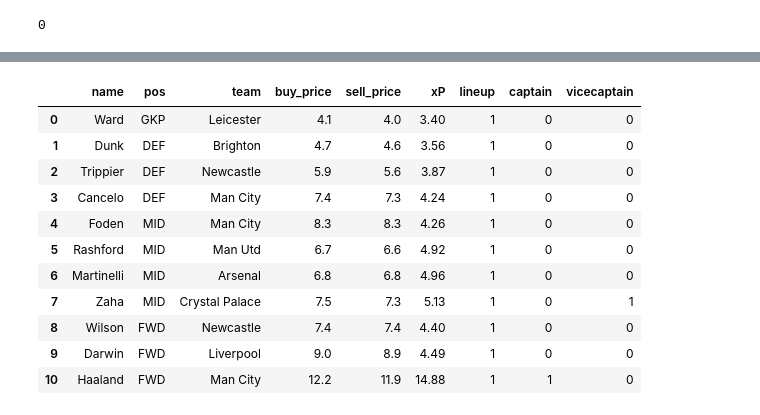
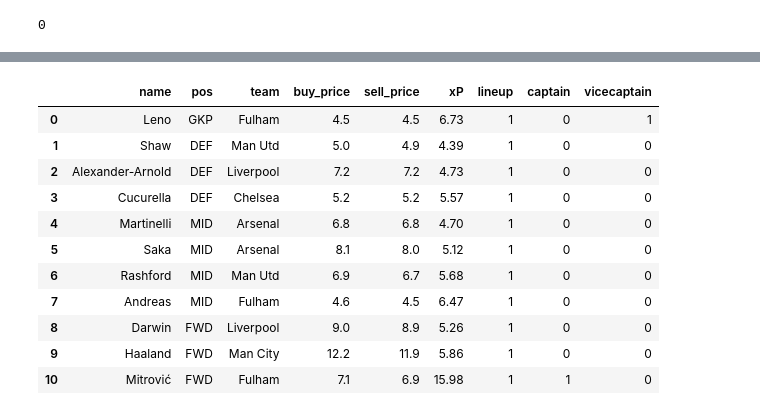
Before and after one commit to eireye/fpl, a Jupyter notebook: Notebook/visualisere.ipynb, the cells around one changed output, grey strips where cells are left out. Cells and saved outputs as stored; diff of their text form; code cells hidden in the pictures.

```diff
--- a/Notebook/visualisere.ipynb
+++ b/Notebook/visualisere.ipynb
@@ -263,18 +262,18 @@ def transfer_out(data, gameweek):
    transferout= data.loc[(data["week"]==gameweek)& (data['transfer_out']== 1), ["name","team"]].values[0]
    return str(transferout)
 # %%
-startlag(latest_optimal_plan_data,17)
+startlag(latest_optimal_plan_data,19)
 # %% [output]
 |  | name | pos | team | buy_price | sell_price | xP | lineup | captain | vicecaptain |
-| 0 | Ward | GKP | Leicester | 4.1 | 4.0 | 3.40 | 1 | 0 | 0 |
-| 1 | Dunk | DEF | Brighton | 4.7 | 4.6 | 3.56 | 1 | 0 | 0 |
-| 2 | Trippier | DEF | Newcastle | 5.9 | 5.6 | 3.87 | 1 | 0 | 0 |
-| 3 | Cancelo | DEF | Man City | 7.4 | 7.3 | 4.24 | 1 | 0 | 0 |
-| 4 | Foden | MID | Man City | 8.3 | 8.3 | 4.26 | 1 | 0 | 0 |
-| 5 | Rashford | MID | Man Utd | 6.7 | 6.6 | 4.92 | 1 | 0 | 0 |
-| 6 | Martinelli | MID | Arsenal | 6.8 | 6.8 | 4.96 | 1 | 0 | 0 |
-| 7 | Zaha | MID | Crystal Palace | 7.5 | 7.3 | 5.13 | 1 | 0 | 1 |
-| 8 | Wilson | FWD | Newcastle | 7.4 | 7.4 | 4.40 | 1 | 0 | 0 |
-| 9 | Darwin | FWD | Liverpool | 9.0 | 8.9 | 4.49 | 1 | 0 | 0 |
-| 10 | Haaland | FWD | Man City | 12.2 | 11.9 | 14.88 | 1 | 1 | 0 |
+| 0 | Leno | GKP | Fulham | 4.5 | 4.5 | 6.73 | 1 | 0 | 1 |
+| 1 | Shaw | DEF | Man Utd | 5.0 | 4.9 | 4.39 | 1 | 0 | 0 |
+| 2 | Alexander-Arnold | DEF | Liverpool | 7.2 | 7.2 | 4.73 | 1 | 0 | 0 |
+| 3 | Cucurella | DEF | Chelsea | 5.2 | 5.2 | 5.57 | 1 | 0 | 0 |
+| 4 | Martinelli | MID | Arsenal | 6.8 | 6.8 | 4.70 | 1 | 0 | 0 |
+| 5 | Saka | MID | Arsenal | 8.1 | 8.0 | 5.12 | 1 | 0 | 0 |
+| 6 | Rashford | MID | Man Utd | 6.9 | 6.7 | 5.68 | 1 | 0 | 0 |
+| 7 | Andreas | MID | Fulham | 4.6 | 4.5 | 6.47 | 1 | 0 | 0 |
+| 8 | Darwin | FWD | Liverpool | 9.0 | 8.9 | 5.26 | 1 | 0 | 0 |
+| 9 | Haaland | FWD | Man City | 12.2 | 11.9 | 5.86 | 1 | 0 | 0 |
+| 10 | Mitrović | FWD | Fulham | 7.1 | 6.9 | 15.98 | 1 | 1 | 0 |
 # %%
```
Also changed, not shown: parts of 14 cells of this notebook, 17 other files.
